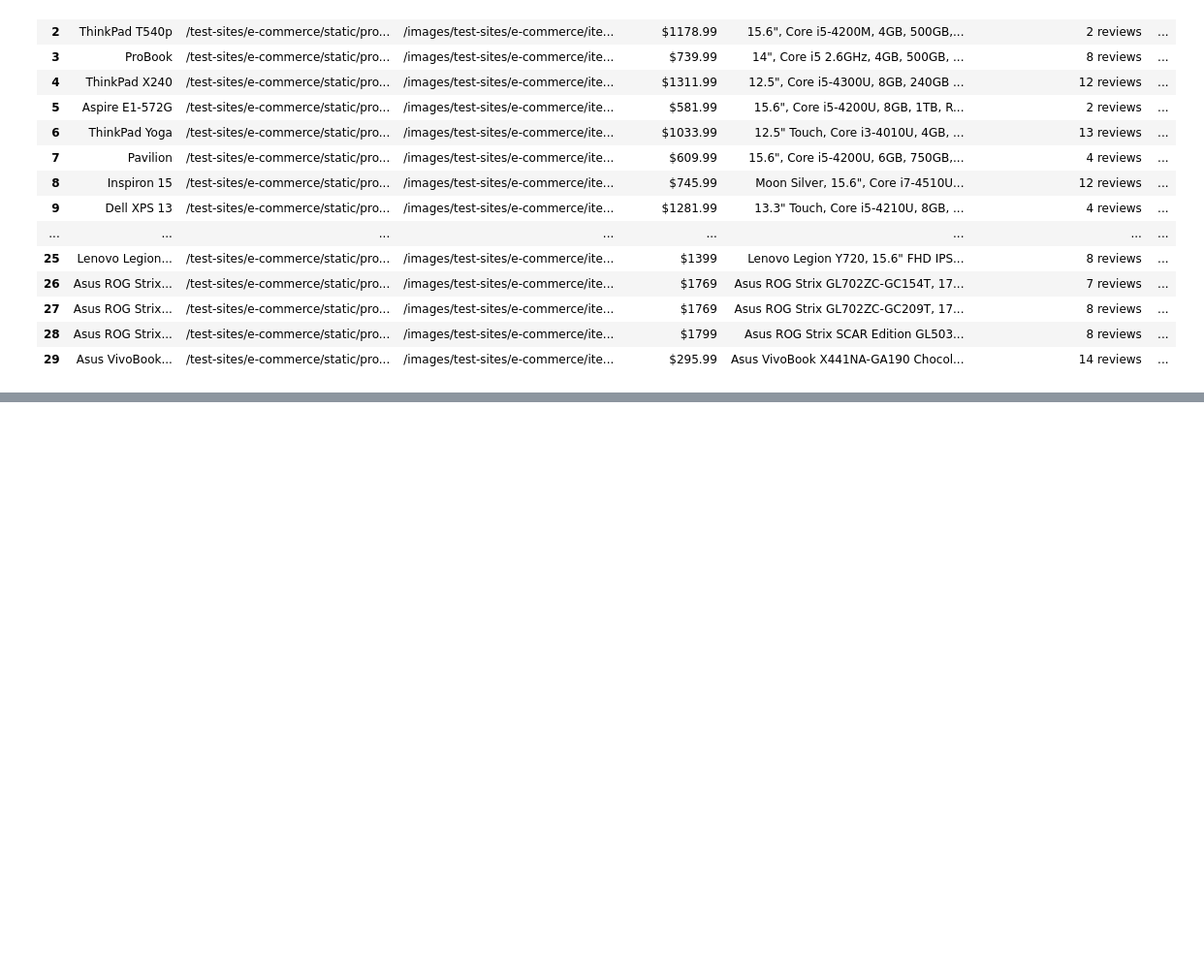
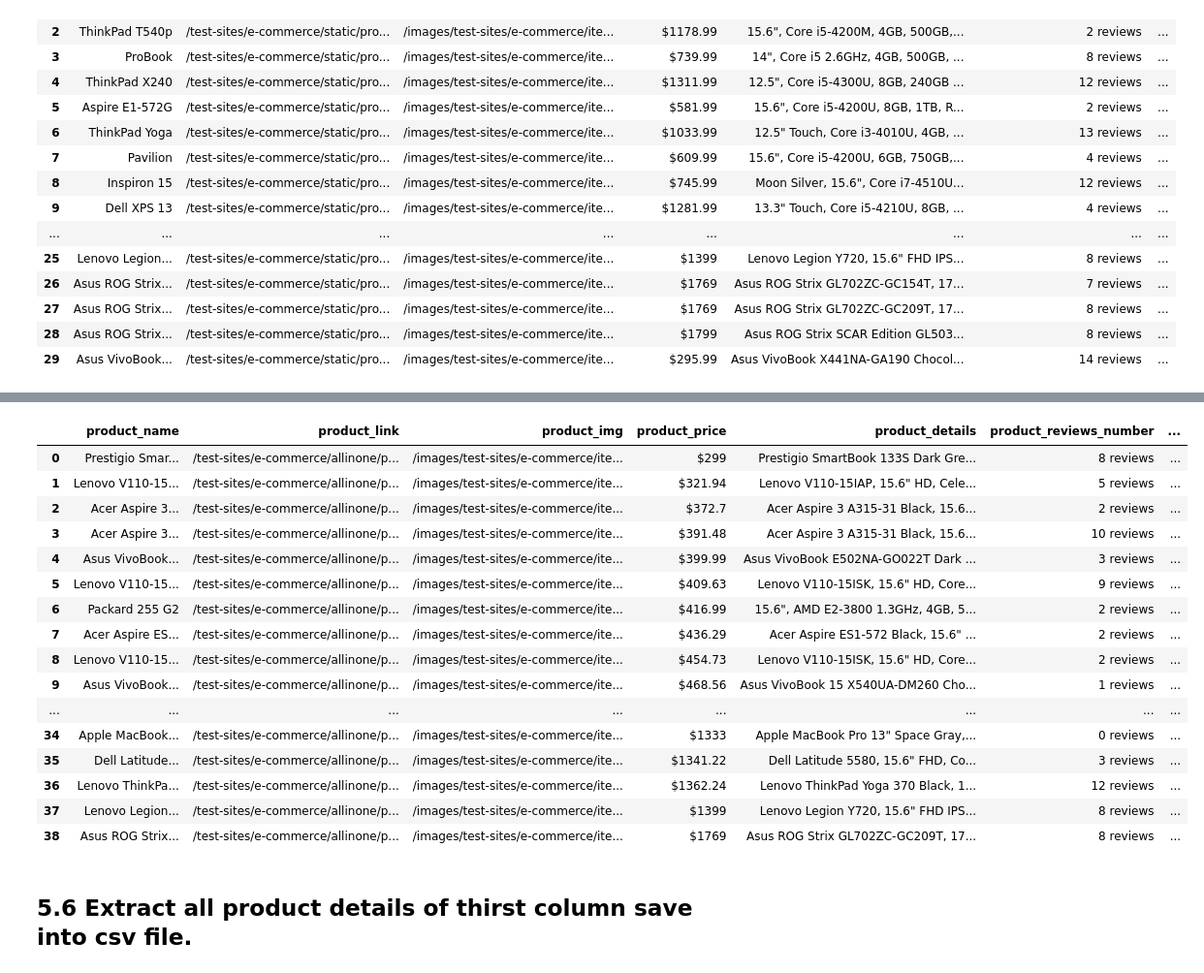
Before and after one commit to asifkasi/course-python-and-automation-by-kasi, a Jupyter notebook: Student's Folders/abdur rehman/web_scraping/other_website/webscraper.ipynb, the cells around one changed output, grey strips where cells are left out. Shown at 97% size. Drawn from its saved outputs; the diff is of its cells as text; code cells hidden in the pictures; blank space fills up the shorter version.

```diff
--- a/Student's Folders/abdur rehman/web_scraping/other_website/webscraper.ipynb
+++ b/Student's Folders/abdur rehman/web_scraping/other_website/webscraper.ipynb
@@ -1287,0 +1747,23 @@ df
+# %%
+import pandas as pd
+df = pd.DataFrame(list)
+df.to_csv("webscraper q5_5.csv", index=False)
+df
+# %% [output]
+|  | product_name | product_link | product_img | product_price | product_details | product_reviews_number | ... |
+| 0 | Prestigio Smar... | /test-sites/e-commerce/allinone/p... | /images/test-sites/e-commerce/ite... | $299 | Prestigio SmartBook 133S Dark Gre... | 8 reviews | ... |
+| 1 | Lenovo V110-15... | /test-sites/e-commerce/allinone/p... | /images/test-sites/e-commerce/ite... | $321.94 | Lenovo V110-15IAP, 15.6" HD, Cele... | 5 reviews | ... |
+| 2 | Acer Aspire 3... | /test-sites/e-commerce/allinone/p... | /images/test-sites/e-commerce/ite... | $372.7 | Acer Aspire 3 A315-31 Black, 15.6... | 2 reviews | ... |
+| 3 | Acer Aspire 3... | /test-sites/e-commerce/allinone/p... | /images/test-sites/e-commerce/ite... | $391.48 | Acer Aspire 3 A315-31 Black, 15.6... | 10 reviews | ... |
+| 4 | Asus VivoBook... | /test-sites/e-commerce/allinone/p... | /images/test-sites/e-commerce/ite... | $399.99 | Asus VivoBook E502NA-GO022T Dark ... | 3 reviews | ... |
+| 5 | Lenovo V110-15... | /test-sites/e-commerce/allinone/p... | /images/test-sites/e-commerce/ite... | $409.63 | Lenovo V110-15ISK, 15.6" HD, Core... | 9 reviews | ... |
+| 6 | Packard 255 G2 | /test-sites/e-commerce/allinone/p... | /images/test-sites/e-commerce/ite... | $416.99 | 15.6", AMD E2-3800 1.3GHz, 4GB, 5... | 2 reviews | ... |
+| 7 | Acer Aspire ES... | /test-sites/e-commerce/allinone/p... | /images/test-sites/e-commerce/ite... | $436.29 | Acer Aspire ES1-572 Black, 15.6" ... | 2 reviews | ... |
+| 8 | Lenovo V110-15... | /test-sites/e-commerce/allinone/p... | /images/test-sites/e-commerce/ite... | $454.73 | Lenovo V110-15ISK, 15.6" HD, Core... | 2 reviews | ... |
+| 9 | Asus VivoBook... | /test-sites/e-commerce/allinone/p... | /images/test-sites/e-commerce/ite... | $468.56 | Asus VivoBook 15 X540UA-DM260 Cho... | 1 reviews | ... |
+| ... | ... | ... | ... | ... | ... | ... | ... |
+| 34 | Apple MacBook... | /test-sites/e-commerce/allinone/p... | /images/test-sites/e-commerce/ite... | $1333 | Apple MacBook Pro 13" Space Gray,... | 0 reviews | ... |
+| 35 | Dell Latitude... | /test-sites/e-commerce/allinone/p... | /images/test-sites/e-commerce/ite... | $1341.22 | Dell Latitude 5580, 15.6" FHD, Co... | 3 reviews | ... |
+| 36 | Lenovo ThinkPa... | /test-sites/e-commerce/allinone/p... | /images/test-sites/e-commerce/ite... | $1362.24 | Lenovo ThinkPad Yoga 370 Black, 1... | 12 reviews | ... |
+| 37 | Lenovo Legion... | /test-sites/e-commerce/allinone/p... | /images/test-sites/e-commerce/ite... | $1399 | Lenovo Legion Y720, 15.6" FHD IPS... | 8 reviews | ... |
+| 38 | Asus ROG Strix... | /test-sites/e-commerce/allinone/p... | /images/test-sites/e-commerce/ite... | $1769 | Asus ROG Strix GL702ZC-GC209T, 17... | 8 reviews | ... |
@@ -1287,0 +1777,2 @@ df
+# %% [markdown]
+## 5.6 Extract all product details of thirst column save into csv file.
```
Also changed, not shown: parts of 41 cells of this notebook, 15 other files.
